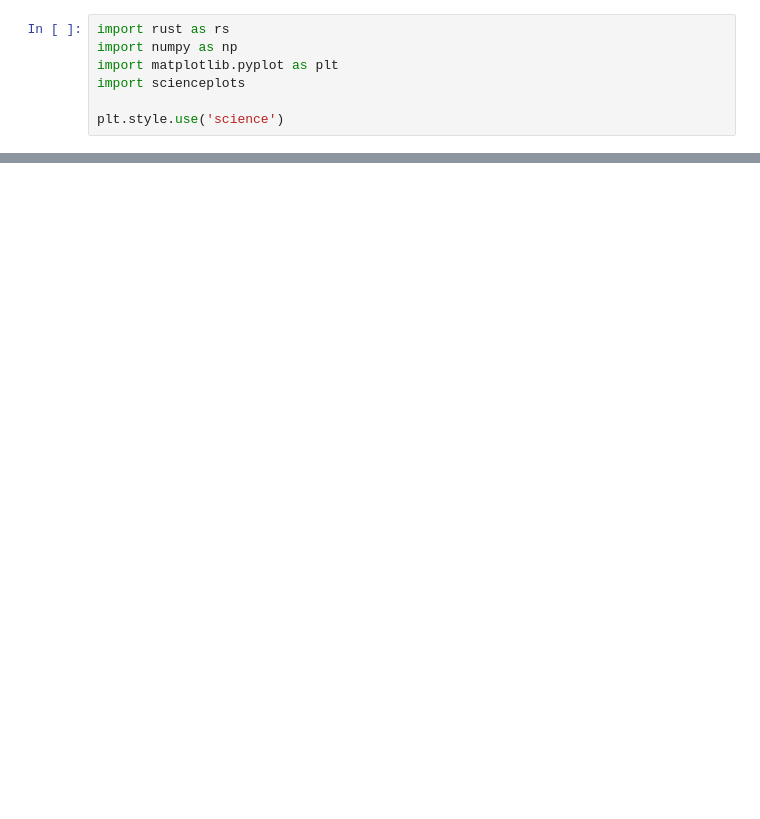
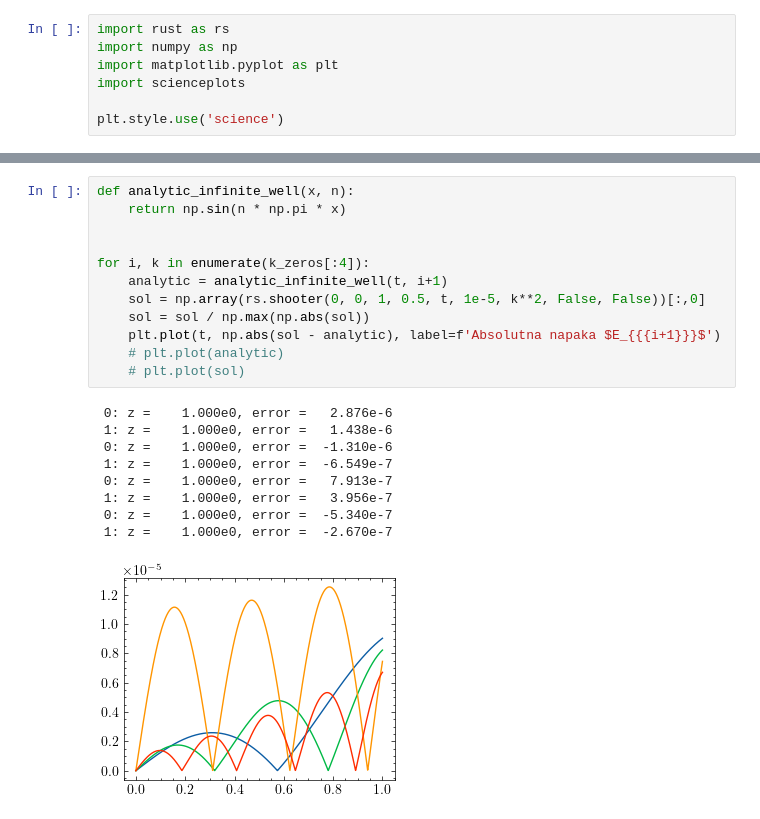
Before and after one commit to hyhmir/mafiski_praktikum, a Jupyter notebook: 08/analysing.ipynb, the cells around one changed output, grey strips where cells are left out. Drawn from its saved outputs; the diff is of its cells as text; blank space fills up the shorter version.

```diff
--- a/08/analysing.ipynb
+++ b/08/analysing.ipynb
@@ -68,0 +79,22 @@ print(max(rs.shooter(0, 0, 1, 0.5, t, 1e-3, k_zeros[2], False, False)))
+# %%
+def analytic_infinite_well(x, n):
+    return np.sin(n * np.pi * x)
+
+
+for i, k in enumerate(k_zeros[:4]):
+    analytic = analytic_infinite_well(t, i+1)
+    sol = np.array(rs.shooter(0, 0, 1, 0.5, t, 1e-5, k**2, False, False))[:,0]
+    sol = sol / np.max(np.abs(sol))
+    plt.plot(t, np.abs(sol - analytic), label=f'Absolutna napaka $E_{{{i+1}}}$')
+    # plt.plot(analytic)
+    # plt.plot(sol)
+# %% [output]
+ 0: z =    1.000e0, error =   2.876e-6
+ 1: z =    1.000e0, error =   1.438e-6
+ 0: z =    1.000e0, error =  -1.310e-6
+ 1: z =    1.000e0, error =  -6.549e-7
+ 0: z =    1.000e0, error =   7.913e-7
+ 1: z =    1.000e0, error =   3.956e-7
+ 0: z =    1.000e0, error =  -5.340e-7
+ 1: z =    1.000e0, error =  -2.670e-7
+[figure, added]
```
Also changed, not shown: parts of 6 cells of this notebook, 3 other files.
